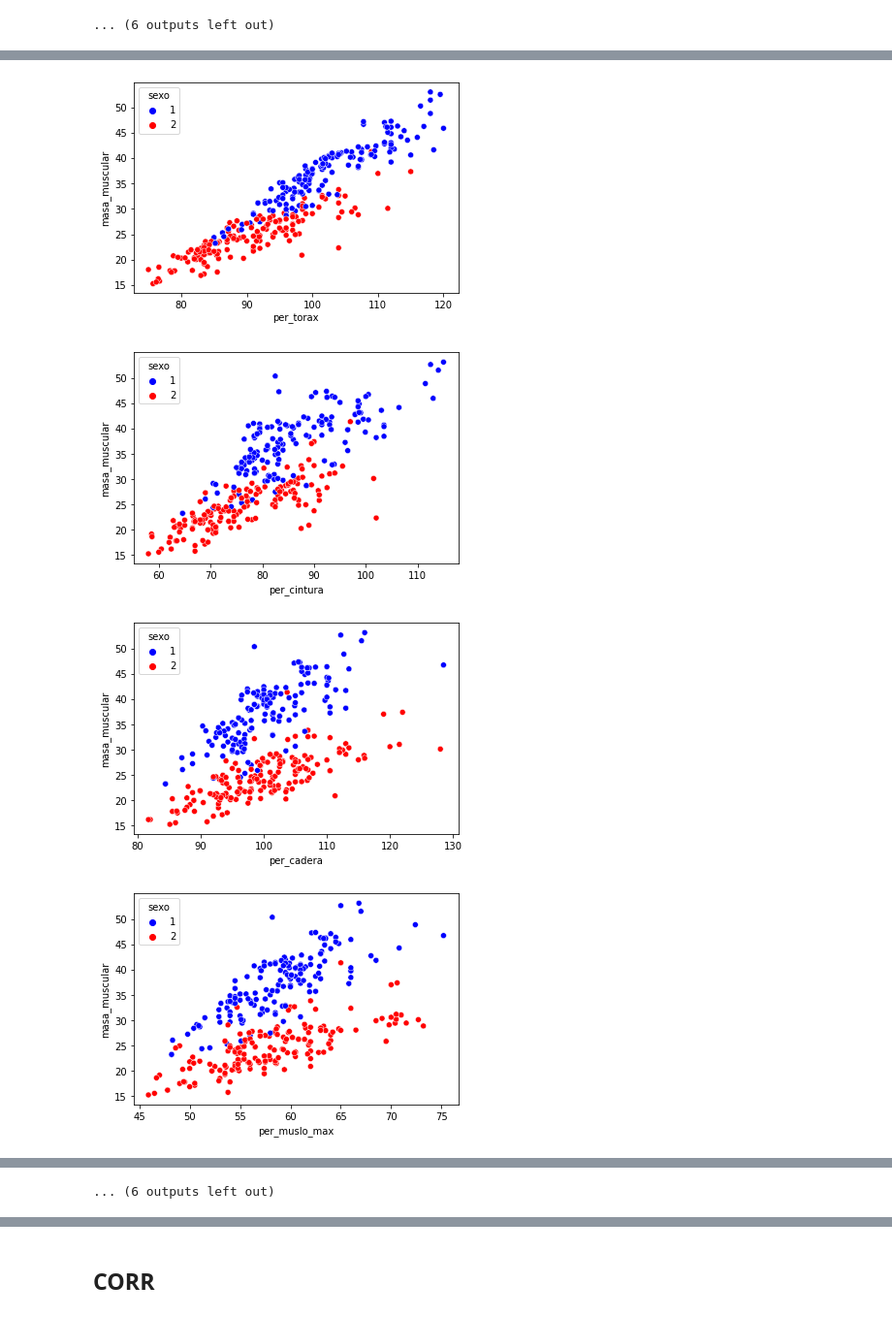
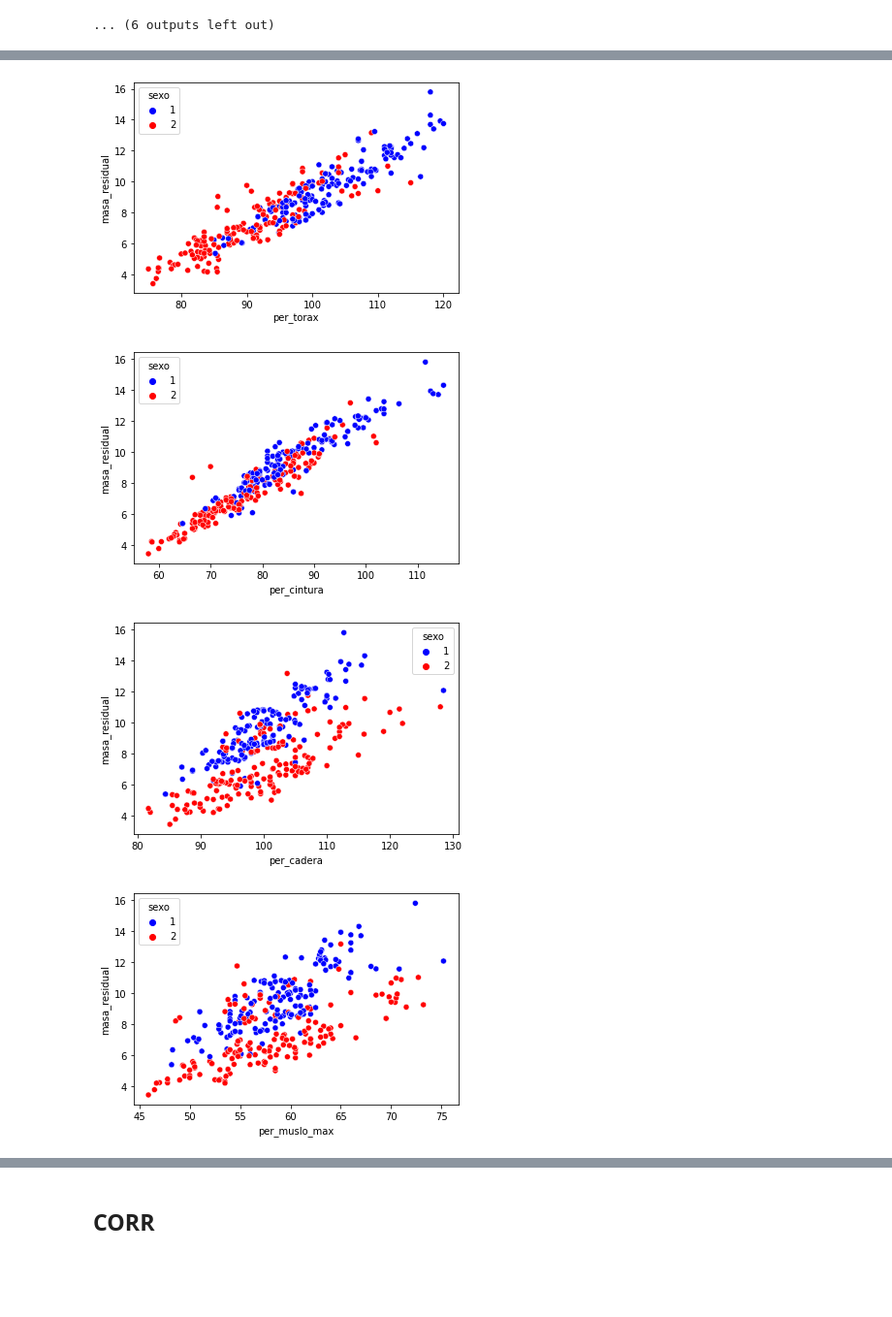
Before and after one commit to giampa-code/antropo, a Jupyter notebook: notebooks/0-data/0.1-data_processing.ipynb, the cells around one changed output, grey strips where cells are left out. Shown at 97% size. Drawn from its saved outputs; the diff is of its cells as text; code cells hidden in the pictures; blank space fills up the shorter version.

```diff
--- a/notebooks/0-data/0.1-data_processing.ipynb
+++ b/notebooks/0-data/0.1-data_processing.ipynb
@@ -19,5 +19,5 @@ os.path.join('../../data/raw',files[0])
 # %%
-df = pd.read_excel(io=os.path.join('../data/raw',files[0]), sheet_name=sheet)
+df = pd.read_excel(io=os.path.join('../../data/raw',files[0]), sheet_name=sheet)
 #generales
 sexo = df.iloc[0,8]
 edad = df.iloc[1,8]
@@ -77,6 +80,6 @@ df = pd.DataFrame(columns=columnas)
 # %%
 sheet = "Proc datos brutos"
-for file in files:
+for index,file in enumerate(files):
     try:
         temp_df = pd.read_excel(io=os.path.join('../../data/raw',file), sheet_name=sheet)
         #generales
@@ -105,8 +108,7 @@ for file in files:
                 per_cintura,per_cadera,per_muslo_max,per_muslo_medial,per_pantorrilla,
                 masa_piel,masa_adiposa,masa_muscular,masa_residual,masa_osea
                 ]
-
-        row = pd.Series(lista, index=df.columns)
-        df = df.append(row,ignore_index=True)
+        df.loc[index] = lista
     except:
+        print('error')
         pass
@@ -112,0 +124,3 @@ for file in files:
+# %%
+df.reset_index(inplace=True, drop=True)
+df
@@ -191,7 +219,7 @@ for column in df.columns:
 ... (6 outputs left out)
 # %%
 for column in df.columns:
-    if column != 'file':
+    if column not in ['file',"masa_piel","masa_adiposa","masa_muscular","masa_residual","masa_osea"]:
         plt.figure();
         sns.catplot(data=df, y=column, x='sexo',kind='box', palette=['b','r'])
 # %% [output]
@@ -211,7 +239,7 @@ for column in df.columns:
 # %%
 
 for column in df.columns:
-    if column != 'file':
+    if column not in ['file',"masa_piel","masa_adiposa","masa_muscular","masa_residual","masa_osea"]:
         plt.figure();
-        sns.scatterplot(data=df, x=column, y='masa_muscular', hue='sexo', palette=['b','r'])
+        sns.scatterplot(data=df, x=column, y='masa_residual', hue='sexo', palette=['b','r'])
 # %% [output]
@@ -225,4 +253,4 @@ for column in df.columns:
-[figure, old version]
+[figure, new version]
-[figure, old version]
+[figure, new version]
-[figure, old version]
+[figure, new version]
-[figure, old version]
+[figure, new version]
@@ -230 +257,0 @@ for column in df.columns:
-... (6 outputs left out)
```
Also changed, not shown: parts of 12 cells of this notebook, 10 other files.
